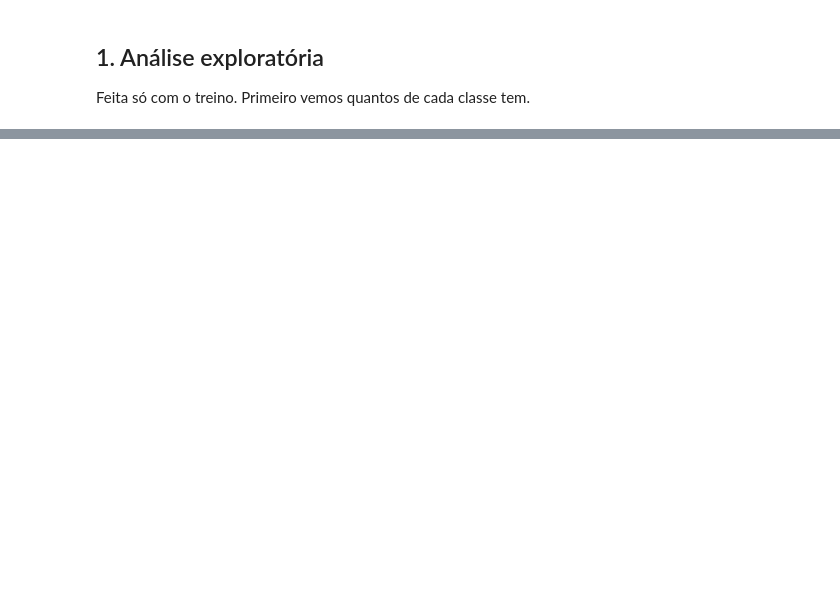
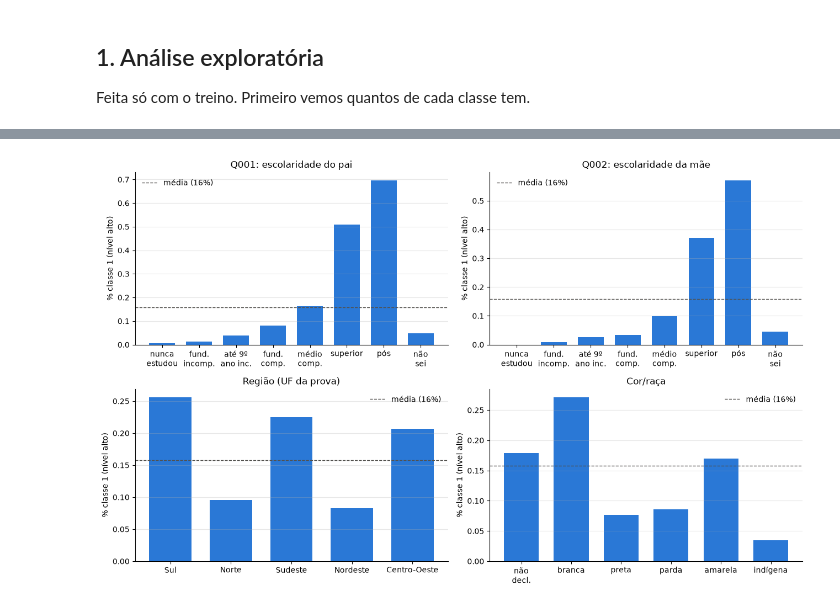
Before and after one commit to Machine-Learning-AV2/Pipeline_MachineLearning_AV2, a Jupyter notebook: classificacao/classificacao.ipynb, the cells around one changed output, grey strips where cells are left out. Saved outputs shown, nothing was run; the diff lists cells and outputs as text; code cells hidden in the pictures; blank space fills up the shorter version.

```diff
--- a/classificacao/classificacao.ipynb
+++ b/classificacao/classificacao.ipynb
@@ -110,0 +109,35 @@ As classes estão bem desbalanceadas, só uns 17% são classe 1. Um modelo que c
+# %%
+UF_REGIAO = {}
+for uf in ["AC", "AP", "AM", "PA", "RO", "RR", "TO"]: UF_REGIAO[uf] = "Norte"
+for uf in ["AL", "BA", "CE", "MA", "PB", "PE", "PI", "RN", "SE"]: UF_REGIAO[uf] = "Nordeste"
+for uf in ["DF", "GO", "MT", "MS"]: UF_REGIAO[uf] = "Centro-Oeste"
+for uf in ["ES", "MG", "RJ", "SP"]: UF_REGIAO[uf] = "Sudeste"
+for uf in ["PR", "RS", "SC"]: UF_REGIAO[uf] = "Sul"
+
+def grafico_taxa(valores, titulo, ax, rotulos=None):
+    cats = sorted(set(valores), key=lambda s: (len(s), s))
+    cats = [c for c in cats if (valores == c).sum() >= 20]
+    taxas = [ytr[valores == c].mean() for c in cats]
+    nomes = [rotulos.get(c, c) for c in cats] if rotulos else cats
+    ax.bar(nomes, taxas, color=AZUL, width=0.7)
+    ax.axhline(ytr.mean(), color=CINZA, ls="--", lw=1, label=f"média ({ytr.mean():.0%})")
+    ax.set_title(titulo)
+    ax.set_ylabel("% classe 1 (nível alto)")
+    ax.grid(axis="x")
+    ax.legend(frameon=False)
+
+fig, axs = plt.subplots(2, 2, figsize=(13, 8))
+grafico_taxa(D_tr[:, col["Q001"]], "Q001: escolaridade do pai", axs[0, 0],
+             {"A": "nunca\nestudou", "B": "fund.\nincomp.", "C": "até 9º\nano inc.", "D": "fund.\ncomp.",
+              "E": "médio\ncomp.", "F": "superior", "G": "pós", "H": "não\nsei"})
+grafico_taxa(D_tr[:, col["Q002"]], "Q002: escolaridade da mãe", axs[0, 1],
+             {"A": "nunca\nestudou", "B": "fund.\nincomp.", "C": "até 9º\nano inc.", "D": "fund.\ncomp.",
+              "E": "médio\ncomp.", "F": "superior", "G": "pós", "H": "não\nsei"})
+regiao = np.array([UF_REGIAO[u] for u in D_tr[:, col["SG_UF_PROVA"]]])
+grafico_taxa(regiao, "Região (UF da prova)", axs[1, 0])
+grafico_taxa(D_tr[:, col["TP_COR_RACA"]], "Cor/raça", axs[1, 1],
+             {"0": "não\ndecl.", "1": "branca", "2": "preta", "3": "parda", "4": "amarela", "5": "indígena"})
+plt.tight_layout()
+plt.show()
+# %% [output]
+[figure, added]
```
Also changed, not shown: parts of 27 cells of this notebook.
